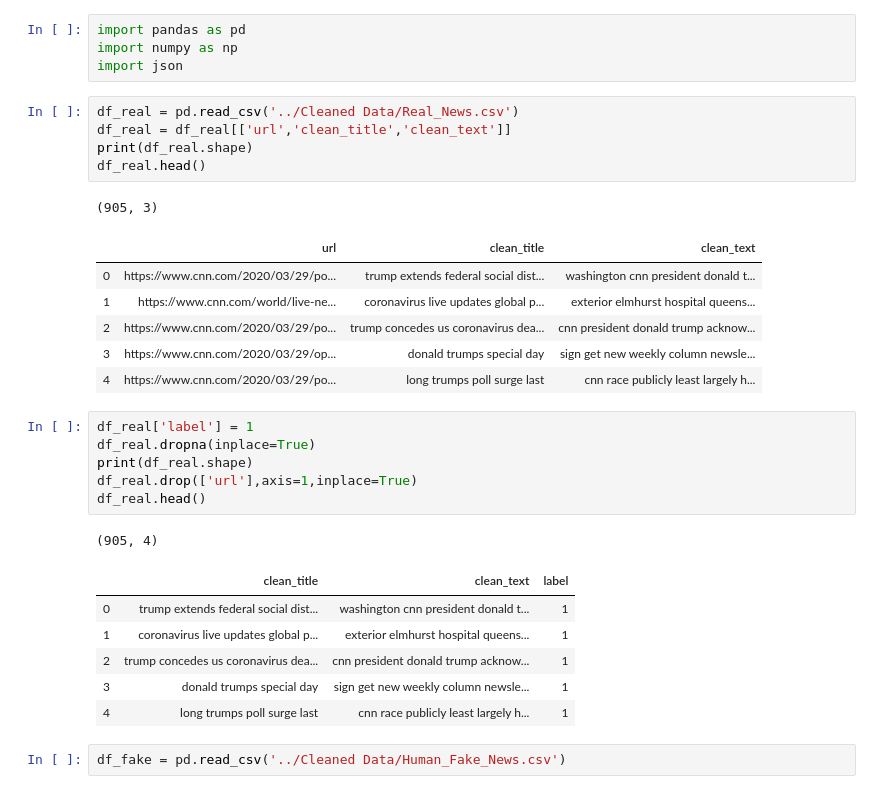
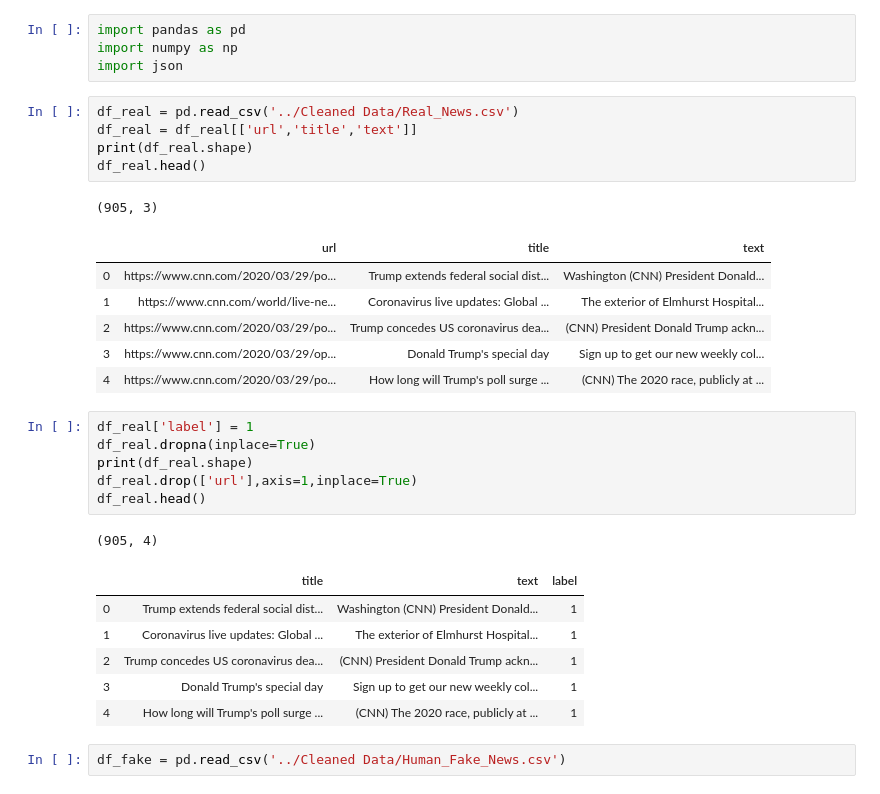
Before and after one commit to jpyneni3/Fake_News_Detector, a Jupyter notebook: Notebooks/NaiveBayes.ipynb, the cells around one changed output. Saved outputs shown, nothing was run; the diff lists cells and outputs as text.

```diff
--- a/Notebooks/NaiveBayes.ipynb
+++ b/Notebooks/NaiveBayes.ipynb
@@ -4,17 +4,17 @@ import numpy as np
 import json
 # %%
 df_real = pd.read_csv('../Cleaned Data/Real_News.csv')
-df_real = df_real[['url','clean_title','clean_text']]
+df_real = df_real[['url','title','text']]
 print(df_real.shape)
 df_real.head()
 # %% [output]
 (905, 3)
-|  | url | clean_title | clean_text |
-| 0 | https://www.cnn.com/2020/03/29/po... | trump extends federal social dist... | washington cnn president donald t... |
-| 1 | https://www.cnn.com/world/live-ne... | coronavirus live updates global p... | exterior elmhurst hospital queens... |
-| 2 | https://www.cnn.com/2020/03/29/po... | trump concedes us coronavirus dea... | cnn president donald trump acknow... |
-| 3 | https://www.cnn.com/2020/03/29/op... | donald trumps special day | sign get new weekly column newsle... |
-| 4 | https://www.cnn.com/2020/03/29/po... | long trumps poll surge last | cnn race publicly least largely h... |
+|  | url | title | text |
+| 0 | https://www.cnn.com/2020/03/29/po... | Trump extends federal social dist... | Washington (CNN) President Donald... |
+| 1 | https://www.cnn.com/world/live-ne... | Coronavirus live updates: Global ... | The exterior of Elmhurst Hospital... |
+| 2 | https://www.cnn.com/2020/03/29/po... | Trump concedes US coronavirus dea... | (CNN) President Donald Trump ackn... |
+| 3 | https://www.cnn.com/2020/03/29/op... | Donald Trump's special day | Sign up to get our new weekly col... |
+| 4 | https://www.cnn.com/2020/03/29/po... | How long will Trump's poll surge ... | (CNN) The 2020 race, publicly at ... |
 # %%
 df_real['label'] = 1
 df_real.dropna(inplace=True)
@@ -23,12 +23,12 @@ df_real.drop(['url'],axis=1,inplace=True)
 df_real.head()
 # %% [output]
 (905, 4)
-|  | clean_title | clean_text | label |
-| 0 | trump extends federal social dist... | washington cnn president donald t... | 1 |
-| 1 | coronavirus live updates global p... | exterior elmhurst hospital queens... | 1 |
-| 2 | trump concedes us coronavirus dea... | cnn president donald trump acknow... | 1 |
-| 3 | donald trumps special day | sign get new weekly column newsle... | 1 |
-| 4 | long trumps poll surge last | cnn race publicly least largely h... | 1 |
+|  | title | text | label |
+| 0 | Trump extends federal social dist... | Washington (CNN) President Donald... | 1 |
+| 1 | Coronavirus live updates: Global ... | The exterior of Elmhurst Hospital... | 1 |
+| 2 | Trump concedes US coronavirus dea... | (CNN) President Donald Trump ackn... | 1 |
+| 3 | Donald Trump's special day | Sign up to get our new weekly col... | 1 |
+| 4 | How long will Trump's poll surge ... | (CNN) The 2020 race, publicly at ... | 1 |
 # %%
 df_fake = pd.read_csv('../Cleaned Data/Human_Fake_News.csv')
 # %%
```
Also changed, not shown: parts of 24 cells of this notebook, 5 other files.
